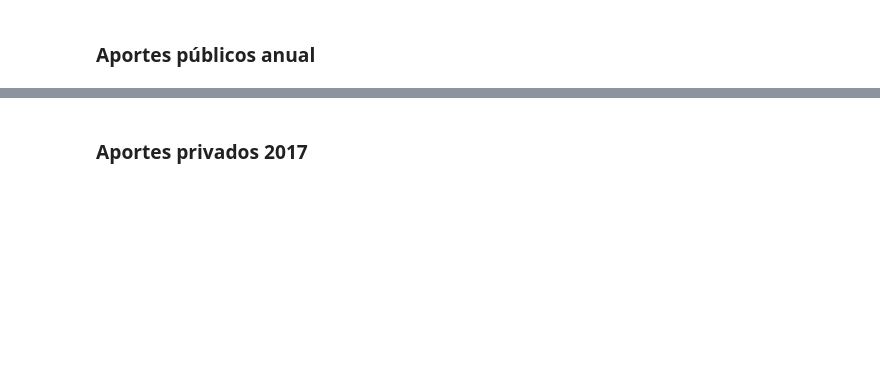
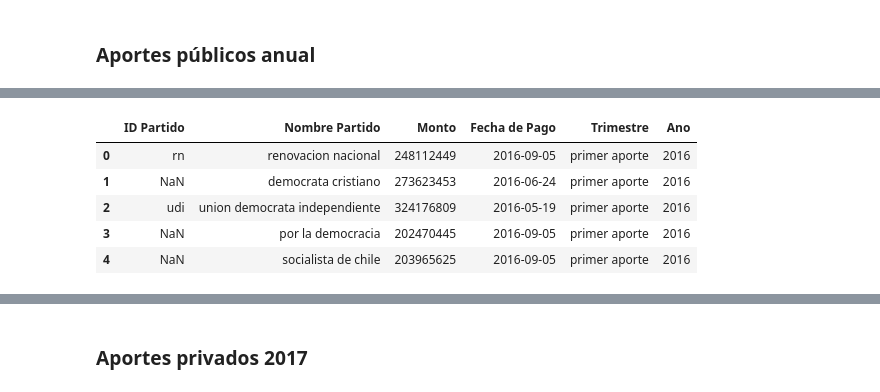
Before and after one commit to catalina-ramirez/T2-Sistemas-de-Informacion, a Jupyter notebook: limpieza-bdd.ipynb, the cells around one changed output, grey strips where cells are left out. Cells and saved outputs as stored; diff of their text form; code cells hidden in the pictures; blank space fills up the shorter version.

```diff
--- a/limpieza-bdd.ipynb
+++ b/limpieza-bdd.ipynb
@@ -371,0 +413,9 @@ store_df(new_13_17, "clean/Candidaturas_2013_2017.csv")
+# %%
+new_publicos.head()
+# %% [output]
+|  | ID Partido | Nombre Partido | Monto | Fecha de Pago | Trimestre | Ano |
+| 0 | rn | renovacion nacional | 248112449 | 2016-09-05 | primer aporte | 2016 |
+| 1 | NaN | democrata cristiano | 273623453 | 2016-06-24 | primer aporte | 2016 |
+| 2 | udi | union democrata independiente | 324176809 | 2016-05-19 | primer aporte | 2016 |
+| 3 | NaN | por la democracia | 202470445 | 2016-09-05 | primer aporte | 2016 |
+| 4 | NaN | socialista de chile | 203965625 | 2016-09-05 | primer aporte | 2016 |
```
Also changed, not shown: parts of 26 cells of this notebook, 4 other files.
